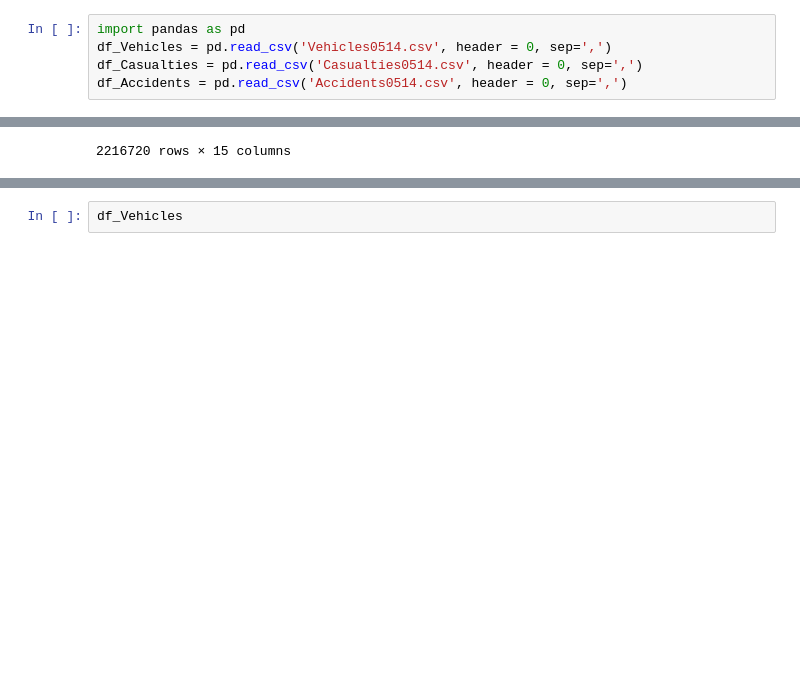
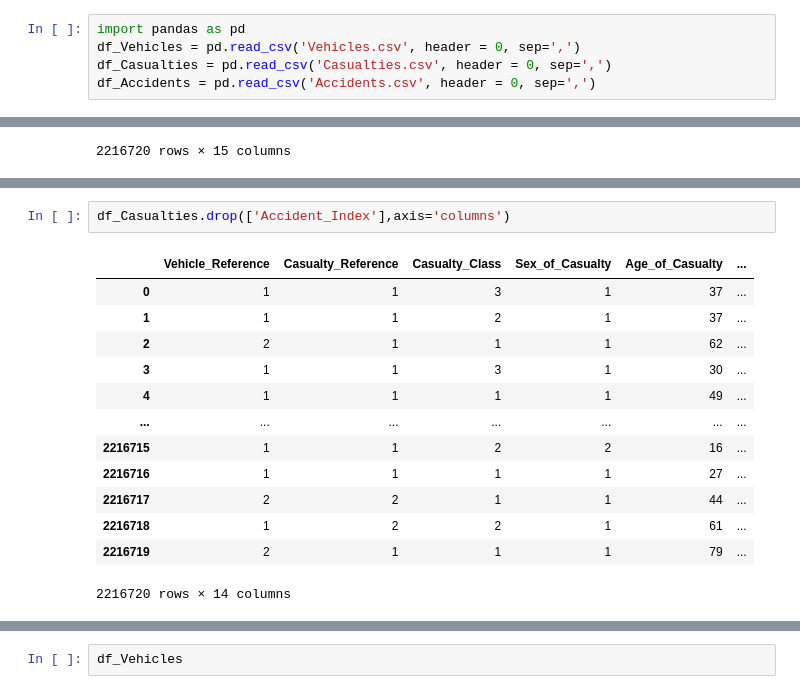
Before and after one commit to K-BEL/Datamining_project, a Jupyter notebook: Projet_DM&DV.ipynb, the cells around one changed output, grey strips where cells are left out. Drawn from its saved outputs; the diff is of its cells as text; blank space fills up the shorter version.

```diff
--- a/Projet_DM&DV.ipynb
+++ b/Projet_DM&DV.ipynb
@@ -8,8 +9,8 @@ cwd
 # %%
 import pandas as pd
-df_Vehicles = pd.read_csv('Vehicles0514.csv', header = 0, sep=',')
-df_Casualties = pd.read_csv('Casualties0514.csv', header = 0, sep=',')
-df_Accidents = pd.read_csv('Accidents0514.csv', header = 0, sep=',')
+df_Vehicles = pd.read_csv('Vehicles.csv', header = 0, sep=',')
+df_Casualties = pd.read_csv('Casualties.csv', header = 0, sep=',')
+df_Accidents = pd.read_csv('Accidents.csv', header = 0, sep=',')
 # %%
 df_Casualties
 # %% [output]
@@ -28,0 +40,16 @@ df_Casualties
+# %%
+df_Casualties.drop(['Accident_Index'],axis='columns')
+# %% [output]
+|  | Vehicle_Reference | Casualty_Reference | Casualty_Class | Sex_of_Casualty | Age_of_Casualty | ... |
+| 0 | 1 | 1 | 3 | 1 | 37 | ... |
+| 1 | 1 | 1 | 2 | 1 | 37 | ... |
+| 2 | 2 | 1 | 1 | 1 | 62 | ... |
+| 3 | 1 | 1 | 3 | 1 | 30 | ... |
+| 4 | 1 | 1 | 1 | 1 | 49 | ... |
+| ... | ... | ... | ... | ... | ... | ... |
+| 2216715 | 1 | 1 | 2 | 2 | 16 | ... |
+| 2216716 | 1 | 1 | 1 | 1 | 27 | ... |
+| 2216717 | 2 | 2 | 1 | 1 | 44 | ... |
+| 2216718 | 1 | 2 | 2 | 1 | 61 | ... |
+| 2216719 | 2 | 1 | 1 | 1 | 79 | ... |
+2216720 rows × 14 columns
```
Also changed, not shown: parts of 18 cells of this notebook.
